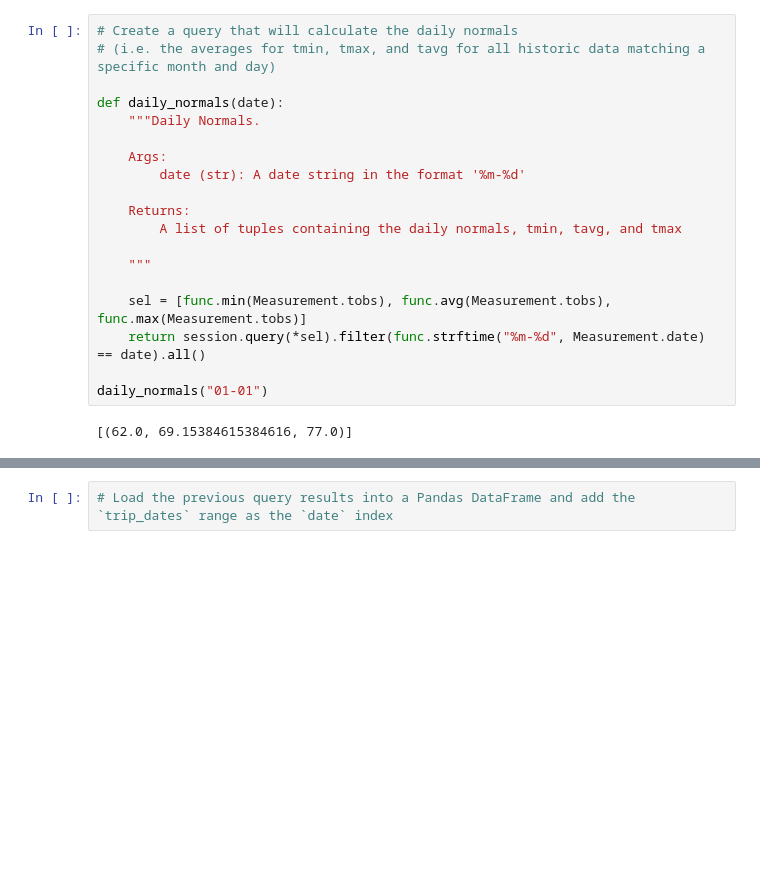
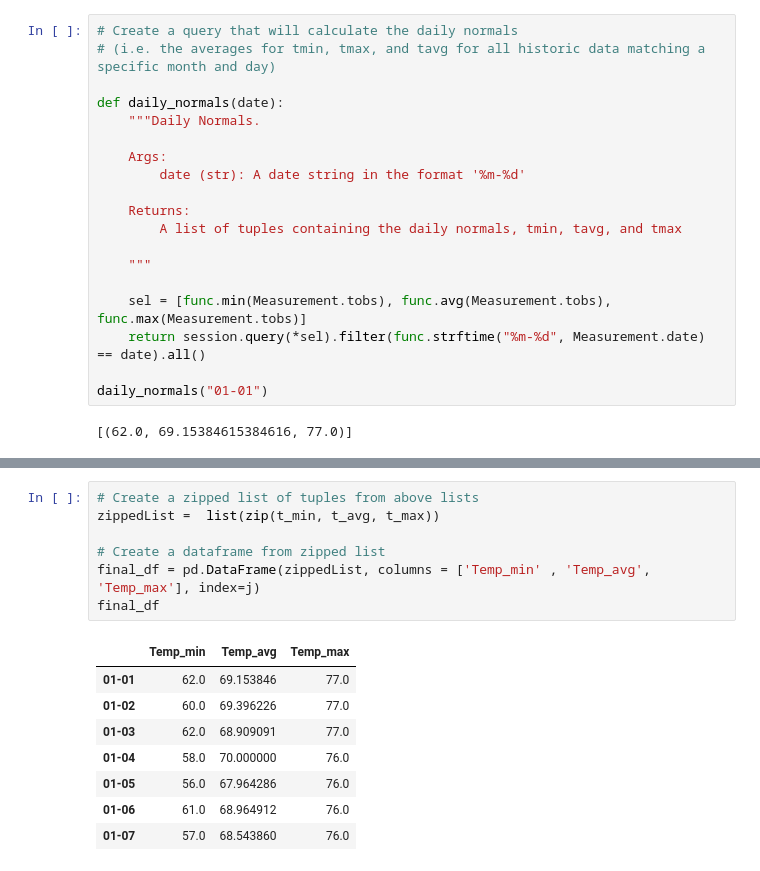
Before and after one commit to shilpiray/Surfs_Up, a Jupyter notebook: climate_starter.ipynb, the cells around one changed output, grey strips where cells are left out. Cells and saved outputs as stored; diff of their text form; blank space fills up the shorter version.

```diff
--- a/climate_starter.ipynb
+++ b/climate_starter.ipynb
@@ -267,4 +314,18 @@ daily_normals("01-01")
-# %%
-# Load the previous query results into a Pandas DataFrame and add the `trip_dates` range as the `date` index
+# %%
+# Create a zipped list of tuples from above lists
+zippedList =  list(zip(t_min, t_avg, t_max))
+
+# Create a dataframe from zipped list
+final_df = pd.DataFrame(zippedList, columns = ['Temp_min' , 'Temp_avg', 'Temp_max'], index=j)
+final_df
+# %% [output]
+|  | Temp_min | Temp_avg | Temp_max |
+| 01-01 | 62.0 | 69.153846 | 77.0 |
+| 01-02 | 60.0 | 69.396226 | 77.0 |
+| 01-03 | 62.0 | 68.909091 | 77.0 |
+| 01-04 | 58.0 | 70.000000 | 76.0 |
+| 01-05 | 56.0 | 67.964286 | 76.0 |
+| 01-06 | 61.0 | 68.964912 | 76.0 |
+| 01-07 | 57.0 | 68.543860 | 76.0 |
 # %%
 # Plot the daily normals as an area plot with `stacked=False`
```
Also changed, not shown: parts of 10 cells of this notebook, 5 other files.
